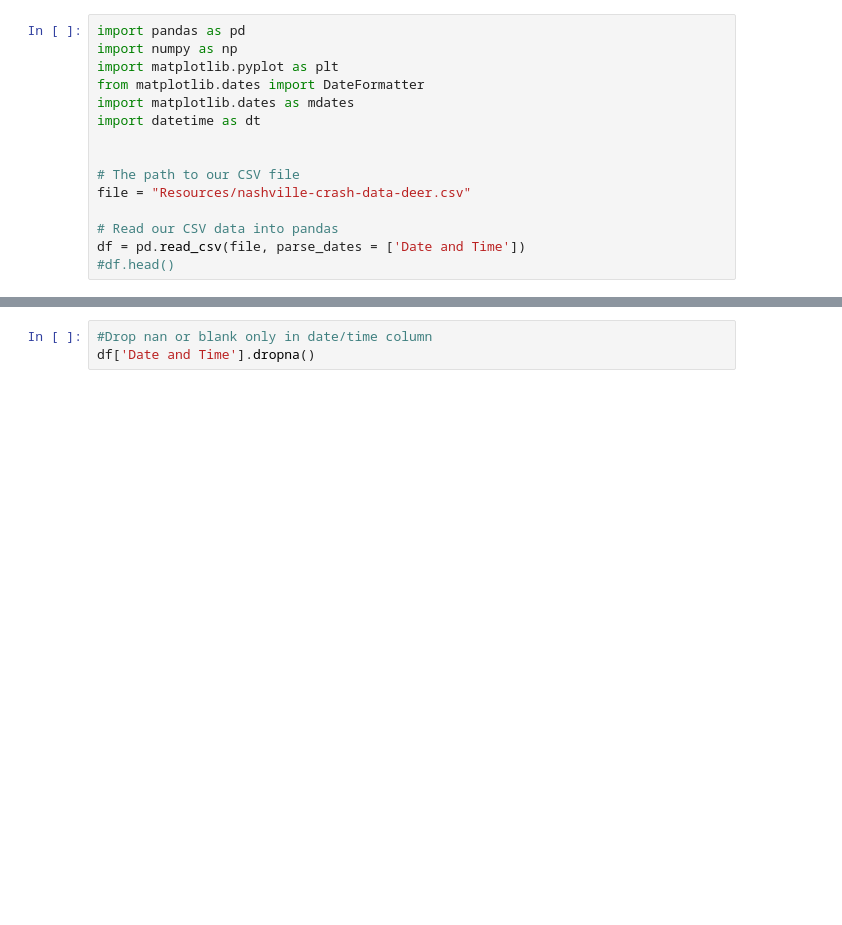
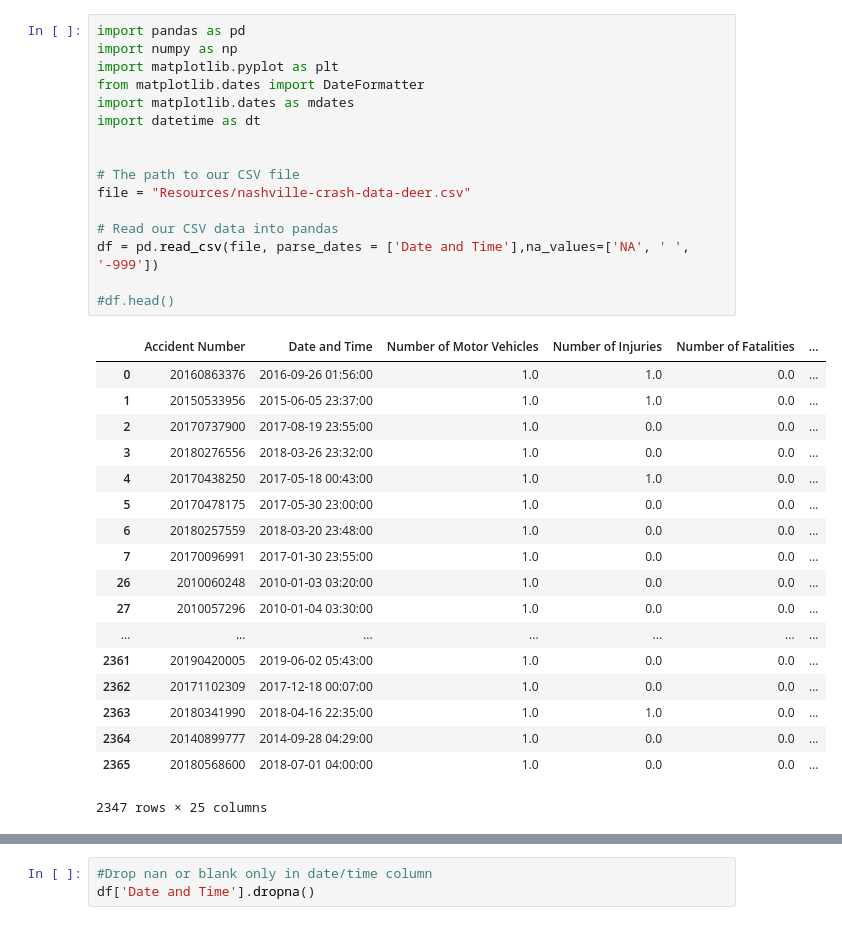
Before and after one commit to icebergmann99/PROJECT-1, a Jupyter notebook: dataframes-deer.ipynb, the cells around one changed output, grey strips where cells are left out. Saved outputs shown, nothing was run; the diff lists cells and outputs as text; blank space fills up the shorter version.

Commit message:
git commit 	modified:   dataframes-deer.ipynb

```diff
--- a/dataframes-deer.ipynb
+++ b/dataframes-deer.ipynb
@@ -1,16 +1,36 @@
 # %%
 import pandas as pd
 import numpy as np
 import matplotlib.pyplot as plt
 from matplotlib.dates import DateFormatter
 import matplotlib.dates as mdates
 import datetime as dt
 
 
 # The path to our CSV file
 file = "Resources/nashville-crash-data-deer.csv"
 
 # Read our CSV data into pandas
-df = pd.read_csv(file, parse_dates = ['Date and Time'])
+df = pd.read_csv(file, parse_dates = ['Date and Time'],na_values=['NA', ' ', '-999'])
+
 #df.head()
+# %% [output]
+|  | Accident Number | Date and Time | Number of Motor Vehicles | Number of Injuries | Number of Fatalities | ... |
+| 0 | 20160863376 | 2016-09-26 01:56:00 | 1.0 | 1.0 | 0.0 | ... |
+| 1 | 20150533956 | 2015-06-05 23:37:00 | 1.0 | 1.0 | 0.0 | ... |
+| 2 | 20170737900 | 2017-08-19 23:55:00 | 1.0 | 0.0 | 0.0 | ... |
+| 3 | 20180276556 | 2018-03-26 23:32:00 | 1.0 | 0.0 | 0.0 | ... |
+| 4 | 20170438250 | 2017-05-18 00:43:00 | 1.0 | 1.0 | 0.0 | ... |
+| 5 | 20170478175 | 2017-05-30 23:00:00 | 1.0 | 0.0 | 0.0 | ... |
+| 6 | 20180257559 | 2018-03-20 23:48:00 | 1.0 | 0.0 | 0.0 | ... |
+| 7 | 20170096991 | 2017-01-30 23:55:00 | 1.0 | 0.0 | 0.0 | ... |
+| 26 | 2010060248 | 2010-01-03 03:20:00 | 1.0 | 0.0 | 0.0 | ... |
+| 27 | 2010057296 | 2010-01-04 03:30:00 | 1.0 | 0.0 | 0.0 | ... |
+| ... | ... | ... | ... | ... | ... | ... |
+| 2361 | 20190420005 | 2019-06-02 05:43:00 | 1.0 | 0.0 | 0.0 | ... |
+| 2362 | 20171102309 | 2017-12-18 00:07:00 | 1.0 | 0.0 | 0.0 | ... |
+| 2363 | 20180341990 | 2018-04-16 22:35:00 | 1.0 | 1.0 | 0.0 | ... |
+| 2364 | 20140899777 | 2014-09-28 04:29:00 | 1.0 | 0.0 | 0.0 | ... |
+| 2365 | 20180568600 | 2018-07-01 04:00:00 | 1.0 | 0.0 | 0.0 | ... |
+2347 rows × 25 columns
 # %%
```
Also changed, not shown: parts of 5 cells of this notebook.
